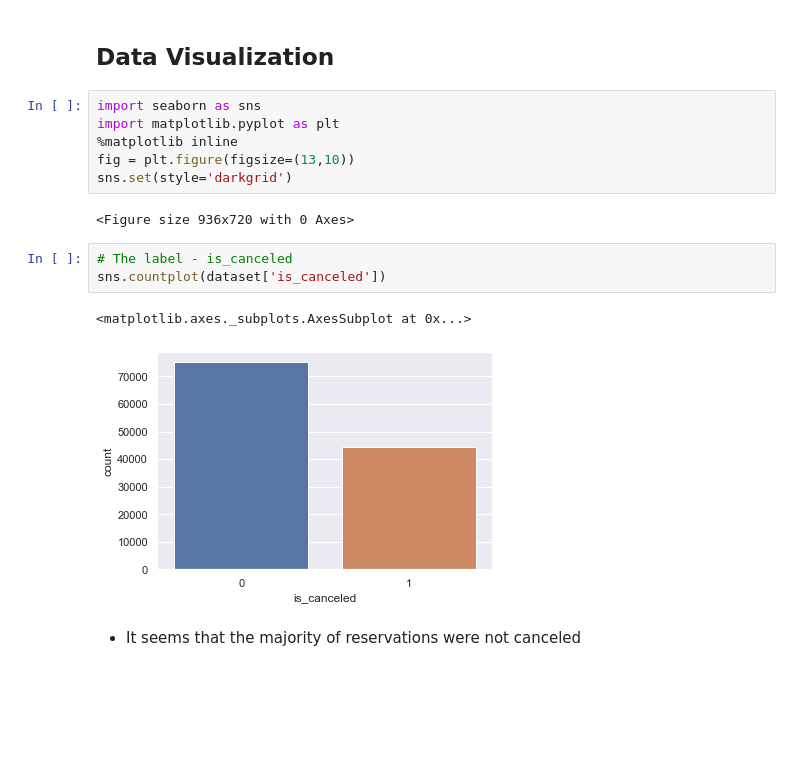
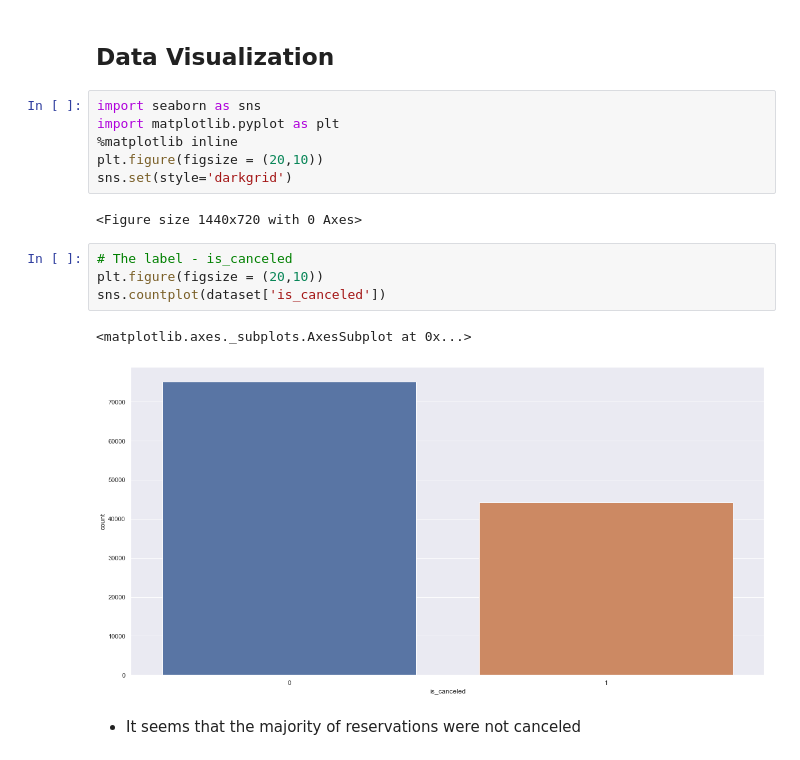
Before and after one commit to tkong1998/hotel-booking-demand, a Jupyter notebook: data_prep.ipynb, the cells around one changed output. Cells and saved outputs as stored; diff of their text form; blank space fills up the shorter version.

```diff
--- a/data_prep.ipynb
+++ b/data_prep.ipynb
@@ -64,16 +114,17 @@ Name: stays_in_weekend_nights, dtype: float64
 import seaborn as sns
 import matplotlib.pyplot as plt
 %matplotlib inline
-fig = plt.figure(figsize=(13,10))
+plt.figure(figsize = (20,10))
 sns.set(style='darkgrid')
 # %% [output]
-<Figure size 936x720 with 0 Axes>
+<Figure size 1440x720 with 0 Axes>
 # %%
 # The label - is_canceled
+plt.figure(figsize = (20,10))
 sns.countplot(dataset['is_canceled'])
 # %% [output]
 <matplotlib.axes._subplots.AxesSubplot at 0x...>
-[figure, old version]
+[figure, new version]
 # %% [markdown]
 - It seems that the majority of reservations were not canceled
 # %%
```
Also changed, not shown: parts of 20 cells of this notebook.
